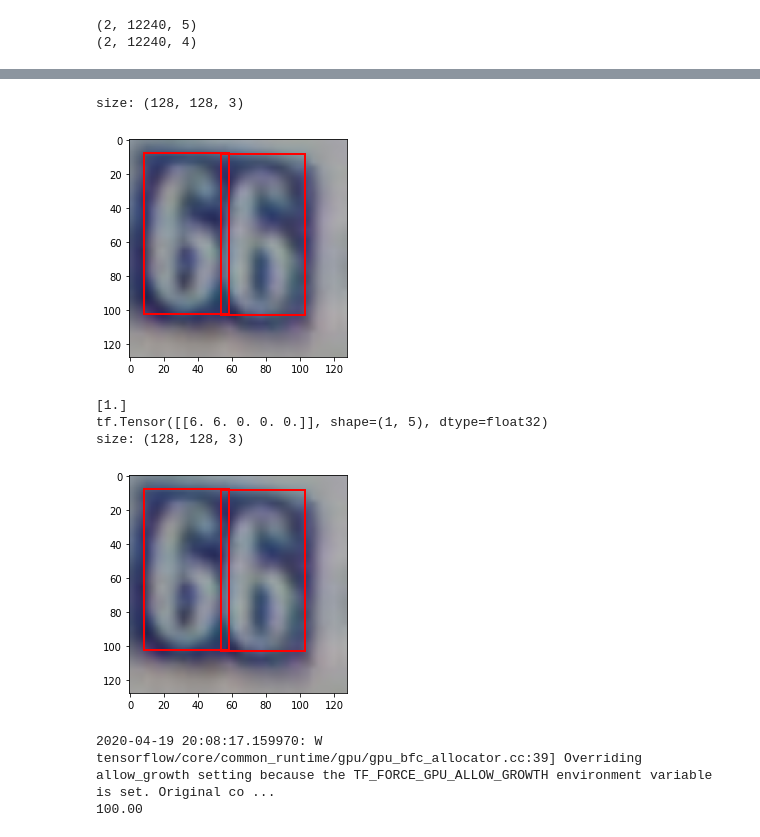
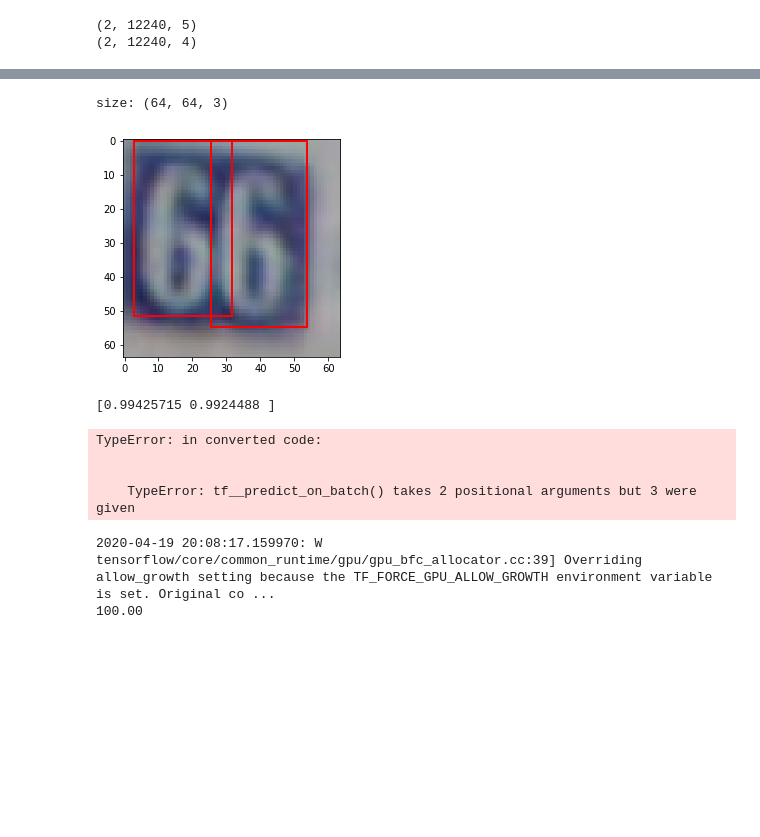
Before and after one commit to jkulhanek/svhn-detection-tf, a Jupyter notebook: svhn_detection/notebooks/svhn_playground.ipynb, the cells around one changed output, grey strips where cells are left out. Cells and saved outputs as stored; diff of their text form; code cells hidden in the pictures; blank space fills up the shorter version.

```diff
--- a/svhn_detection/notebooks/svhn_playground.ipynb
+++ b/svhn_detection/notebooks/svhn_playground.ipynb
@@ -128,15 +126,14 @@ import data
 reload(data)
 reload(train)
 from data import create_data, SVHN
-args, argstr = train.parse_args(['--name', 'test_test'])
-args.num_scales = 1
-args.aspect_ratios = [(1.4, 0.7)]
+args, argstr = train.parse_args(['--name', 'test_test', '--num-scales', '3','--image-size', '64', '--pyramid-levels','3'])
+#args.num_scales = 1
+args.aspect_ratios = [(1.4, 0.7), (1.0, 1.0)]
 
 num_classes = SVHN.LABELS
 pyramid_levels = args.pyramid_levels
-smallest_stride = 2**(6 - pyramid_levels)
 anchors = utils.generate_anchors(pyramid_levels, args.image_size,
-    first_feature_scale=smallest_stride, anchor_scale=float(smallest_stride),
+    first_feature_scale=4, anchor_scale=float(4),
     num_scales=args.num_scales, aspect_ratios=args.aspect_ratios)
 
 train_dataset, dev_dataset, test_dataset = create_data(args.batch_size,
@@ -160,6 +160,6 @@ model.model.load_weights('model.h5')
 # %%
 print(model.evaluate())
-val_predictions = model.predict(model.val_dataset, 0.9)
+val_predictions = model.predict(model.val_dataset)
 print(model.evaluate(model.dataset))
-train_predictions = model.predict(model.dataset, 0.9)
+train_predictions = model.predict(model.dataset)
 # %% [output]
@@ -170,7 +172,7 @@ eval_dataset = model.val_dataset
 eval_predictions = val_predictions
 
 import numpy as np
-id_pred=10
+id_pred=22
 for sample in eval_dataset.batch(1).take(id_pred):
     pass
 
@@ -218,30 +222,51 @@ size: (128, 128, 3)
 # %%
 # Non maximum suppression
-regression_pred = utils.bbox_from_fast_rcnn(model.anchors, bbox_pred)
+
+def bbox_from_fast_rcnn(anchor, fast_rcnn):
+    """ Convert Fast-R-CNN-like representation relative to `anchor` to a `bbox`."""
+    anchor_height = anchor[...,SVHN.BOTTOM] - anchor[...,SVHN.TOP]
+    anchor_width = anchor[...,SVHN.RIGHT] - anchor[...,SVHN.LEFT]
+    anchor_y_center = 0.5 * (anchor_height) + anchor[...,SVHN.TOP]
+    anchor_x_center = 0.5 * (anchor_width) + anchor[...,SVHN.LEFT]
+
+    center_y, center_x, height, width = fast_rcnn[...,0], fast_rcnn[...,1],fast_rcnn[...,2],fast_rcnn[...,3]
+    bbox_height = tf.exp(height) * anchor_height
+    bbox_width = tf.exp(width) * anchor_width
+    bbox_y_center = center_y * anchor_height + anchor_y_center
+    bbox_x_center = center_x * anchor_width + anchor_x_center
+    return tf.stack([
+        bbox_y_center - bbox_height * 0.5,
+        bbox_x_center - bbox_width * 0.5,
+        bbox_y_center + bbox_height * 0.5,
+        bbox_x_center + bbox_width * 0.5,
+    ], -1)
+
+regression_pred = bbox_from_fast_rcnn(model.anchors, bbox_pred)
 regression_pred = tf.expand_dims(regression_pred, 2)
 class_probs = tf.nn.sigmoid(class_pred)
 boxes, scores, classes, valid = tf.image.combined_non_max_suppression(
-    regression_pred, class_probs, 4, 5, score_threshold=0.9,
-    iou_threshold=0.2, clip_boxes=False)
+    regression_pred, class_probs, 5, 5, score_threshold=0.99,
+    iou_threshold=0.4, clip_boxes=False)
 
 boxes = tf.clip_by_value(boxes, 0, 128)
 npred = valid.numpy()[0]
 boxes = boxes.numpy()[0,:npred,...]
 draw_image_and_bb(sample['image'][0,...].numpy(), tf.convert_to_tensor(boxes))
 
 
 # Verify predictions
 print(eval_predictions[id_pred][2])
 pboxes, _, pclasses, valid = model.predict_on_batch(sample, 0.9)
 print(pclasses)
 draw_image_and_bb(sample['image'][0,...].numpy(), pboxes[0])
 # %% [output]
-size: (128, 128, 3)
+size: (64, 64, 3)
-[figure, old version]
+[figure, new version]
-[1.]
-tf.Tensor([[6. 6. 0. 0. 0.]], shape=(1, 5), dtype=float32)
-size: (128, 128, 3)
+[0.99425715 0.9924488 ]
-[figure, removed]
+TypeError: in converted code:
+
+
+    TypeError: tf__predict_on_batch() takes 2 positional arguments but 3 were given
 # %%
 with open("svhn_classification.txt", "w", encoding="utf-8") as out_file:
     # TODO: Predict the digits and their bounding boxes on the test set.
```
Also changed, not shown: parts of 10 cells of this notebook, 3 other files.
